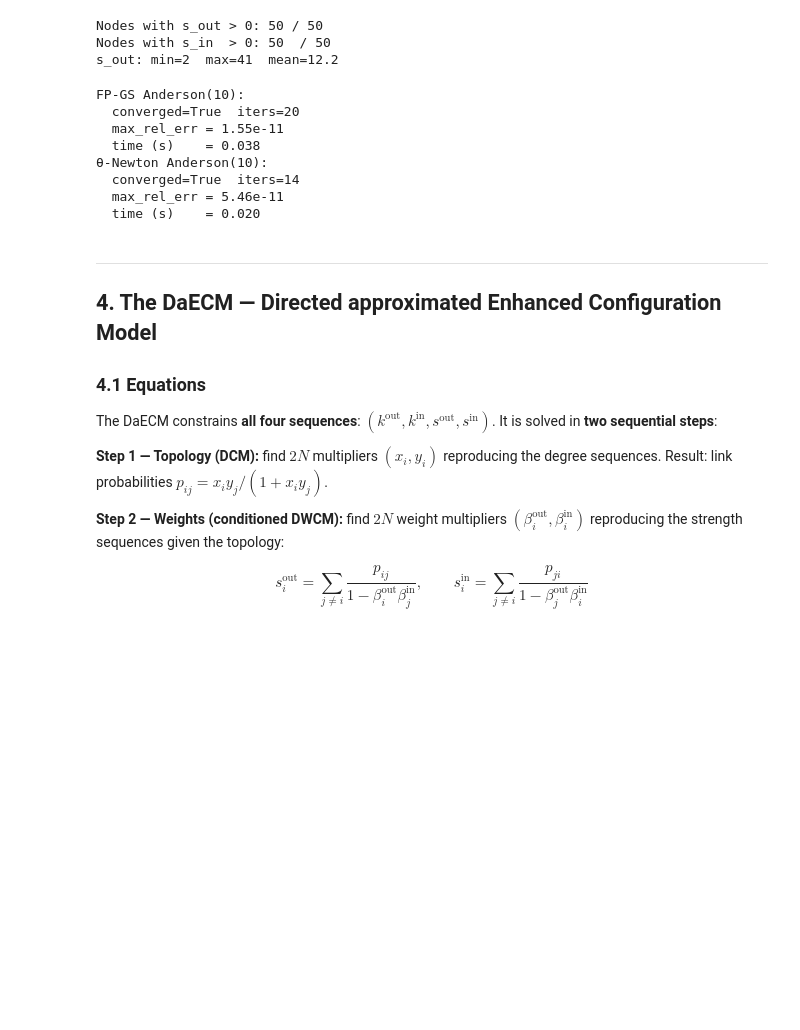
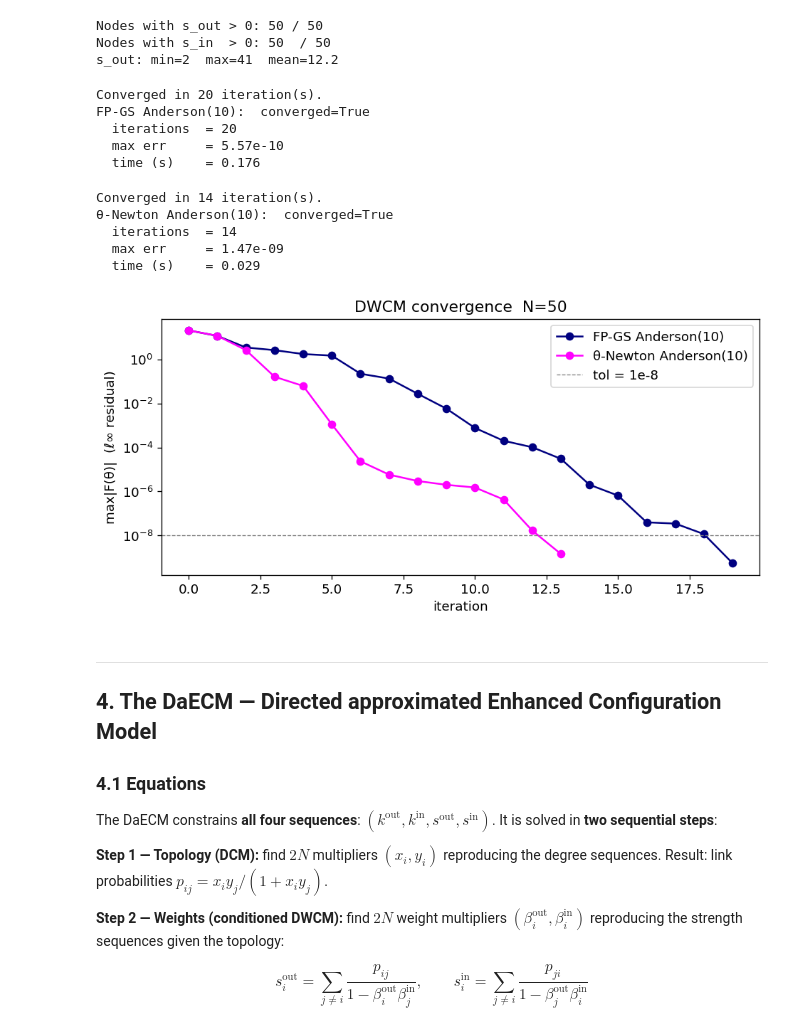
Before and after one commit to fabiosaracco/dcms, a Jupyter notebook: dcms_tutorial.ipynb, the cells around one changed output. Drawn from its saved outputs; the diff is of its cells as text; code cells hidden in the pictures; blank space fills up the shorter version.

```diff
--- a/dcms_tutorial.ipynb
+++ b/dcms_tutorial.ipynb
@@ -260,35 +257,3 @@ print(f's_out: min={s_out[mask_out].min():.0f}  max={s_out.max():.0f}  mean={s_o
 Nodes with s_out > 0: 50 / 50
 Nodes with s_in  > 0: 50  / 50
 s_out: min=2  max=41  mean=12.2
-# %%
-model_w = DWCMModel(s_out, s_in)
-theta0_w = model_w.initial_theta('strengths')
-
-# FP-GS Anderson(10)
-r_fpgs_w = solve_fixed_point_dwcm(
-    model_w.residual, theta0_w, model_w.s_out, model_w.s_in,
-    tol=1e-8, max_iter=5000,
-    variant='gauss-seidel', anderson_depth=10,
-)
-
-# θ-Newton Anderson(10)
-r_tn_w = solve_fixed_point_dwcm(
-    model_w.residual, theta0_w, model_w.s_out, model_w.s_in,
-    tol=1e-8, max_iter=5000,
-    variant='theta-newton', anderson_depth=10,
-)
-
-for label, r in [('FP-GS Anderson(10)', r_fpgs_w), ('θ-Newton Anderson(10)', r_tn_w)]:
-    print(f'{label}:')
-    print(f'  converged={r.converged}  iters={r.iterations}')
-    print(f'  max_rel_err = {model_w.max_relative_error(r.theta):.2e}')
-    print(f'  time (s)    = {r.elapsed_time:.3f}')
-# %% [output]
-FP-GS Anderson(10):
-  converged=True  iters=20
-  max_rel_err = 1.55e-11
-  time (s)    = 0.038
-θ-Newton Anderson(10):
-  converged=True  iters=14
-  max_rel_err = 5.46e-11
-  time (s)    = 0.020
@@ -295,3 +262,46 @@ FP-GS Anderson(10):
+# %%
+model_w.solve_tool(tol=1e-8, variant='gauss-seidel')
+
+print(f'FP-GS Anderson(10):  converged={model_w.converged}')
+print(f'  iterations  = {model_w.iterations}')
+print(f'  max err     = {model_w.constraint_error(model_w.theta):.2e}')
+print(f'  time (s)    = {model_w.elapsed_time:.3f}')
+# %% [output]
+Converged in 20 iteration(s).
+FP-GS Anderson(10):  converged=True
+  iterations  = 20
+  max err     = 5.57e-10
+  time (s)    = 0.176
+# %%
+result_fpgs_residuals=model_w.residuals.copy()
+# %%
+model_w.solve_tool(tol=1e-8, variant='theta-newton')
+print(f'θ-Newton Anderson(10):  converged={model_w.converged}')
+print(f'  iterations  = {model_w.iterations}')
+print(f'  max err     = {model_w.constraint_error(model_w.theta):.2e}')
+print(f'  time (s)    = {model_w.elapsed_time:.3f}')
+# %% [output]
+Converged in 14 iteration(s).
+θ-Newton Anderson(10):  converged=True
+  iterations  = 14
+  max err     = 1.47e-09
+  time (s)    = 0.029
+# %%
+result_tn_residuals=model_w.residuals.copy()
+# %%
+fig, ax = plt.subplots(figsize=(8, 4))
+
+ax.semilogy(result_fpgs_residuals, label='FP-GS Anderson(10)', color='navy', marker='o')
+ax.semilogy(result_tn_residuals,   label='θ-Newton Anderson(10)', color='magenta', marker='o')
+ax.axhline(1e-8, color='grey', linestyle='--', linewidth=0.8, label='tol = 1e-8')
+
+ax.set_xlabel('iteration'); ax.set_ylabel('max|F(θ)|  (ℓ∞ residual)')
+ax.set_title(f'DWCM convergence  N={N}')
+ax.legend()
+plt.tight_layout()
+plt.show()
+# %% [output]
+[figure, added]
 # %% [markdown]
 ---
 ## 4. The DaECM — Directed approximated Enhanced Configuration Model
```
Also changed, not shown: parts of 10 cells of this notebook, 7 other files.
